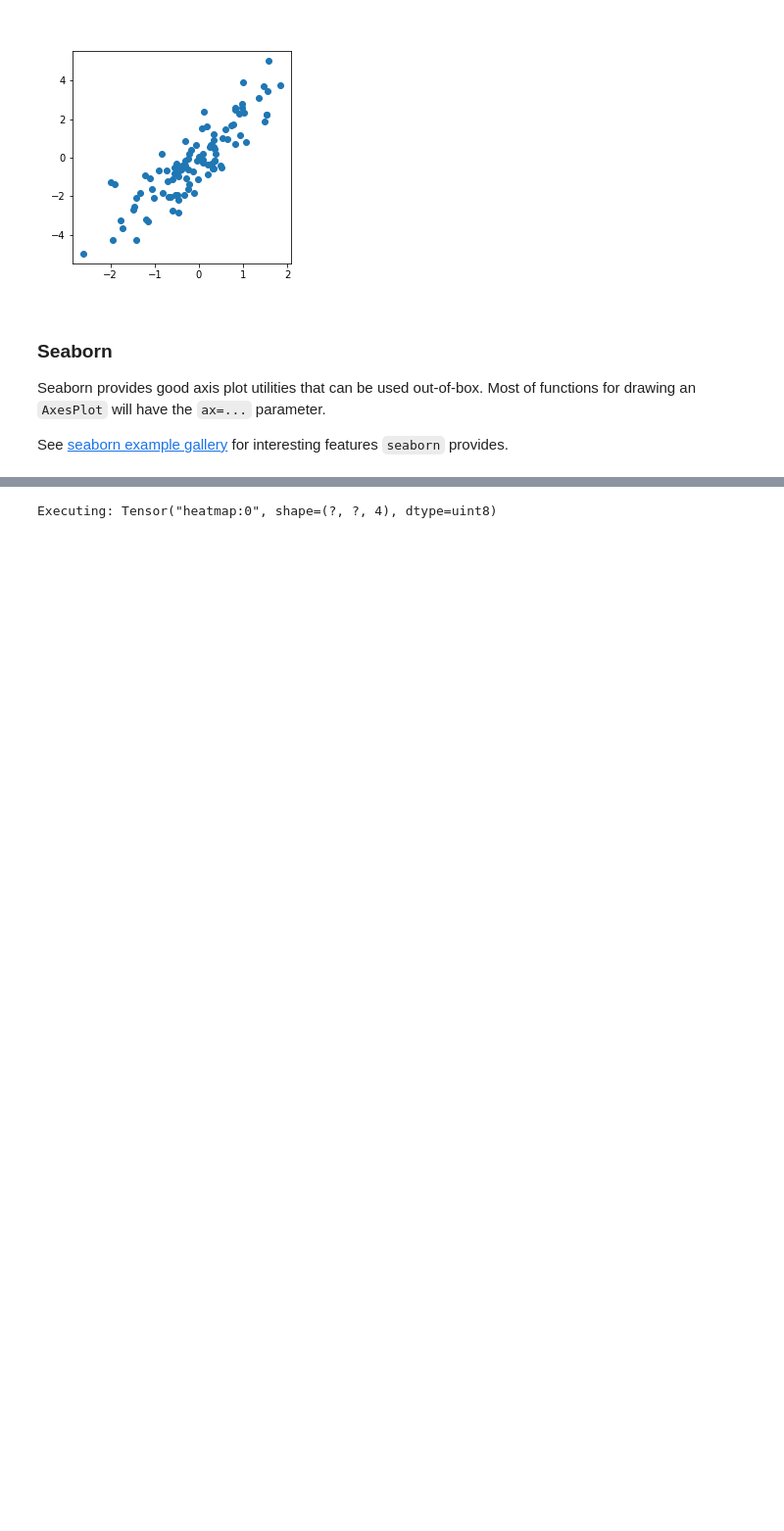
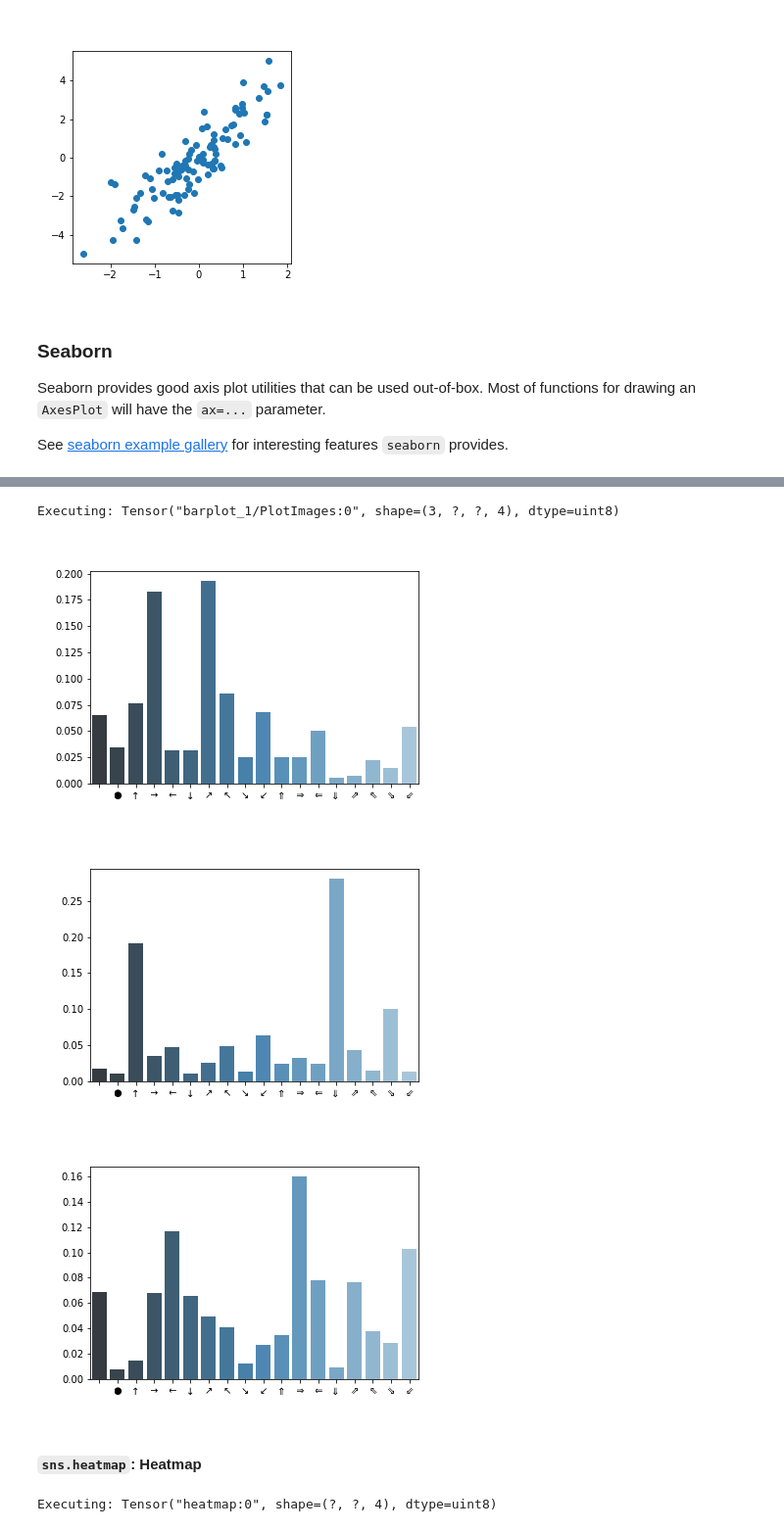
Before and after one commit to wookayin/tensorflow-plot, a Jupyter notebook: examples/showcases.ipynb, the cells around one changed output, grey strips where cells are left out. Shown at 98% size. Drawn from its saved outputs; the diff is of its cells as text; code cells hidden in the pictures; blank space fills up the shorter version.

```diff
--- a/examples/showcases.ipynb
+++ b/examples/showcases.ipynb
@@ -224,3 +230,25 @@ Executing: Tensor("barplot:0", shape=(?, ?, 4), dtype=uint8)
+# %%
+# batch mode
+
+y = np.random.RandomState(42).normal(size=[3, 18])
+y = np.exp(y) / np.exp(y).sum(axis=1).reshape([-1, 1]) # softmax example-wise
+y = tf.constant(y, dtype=tf.float32)
+
+ATARI_ACTIONS = [
+    '⠀', '●', '↑', '→', '←', '↓', '↗', '↖', '↘', '↙',
+    '⇑', '⇒', '⇐', '⇓', '⇗', '⇖', '⇘', '⇙' ]
+x = tf.broadcast_to(tf.constant(ATARI_ACTIONS), y.shape)
+
+op = tfplot.autowrap(sns.barplot, palette='Blues_d', batch=True)(x, y)
+for im in execute_op_as_image(op):
+    display(im)
+# %% [output]
+Executing: Tensor("barplot_1/PlotImages:0", shape=(3, ?, ?, 4), dtype=uint8)
+[figure, added]
+[figure, added]
+[figure, added]
+# %% [markdown]
+#### `sns.heatmap`: Heatmap
 # %%
 # wrap `sns.heatmap` as TensorFlow operation, with some additional default kwargs
 # @seealso https://seaborn.pydata.org/examples/heatmap_annotation.html
```
Also changed, not shown: parts of 5 cells of this notebook, 3 other files.
